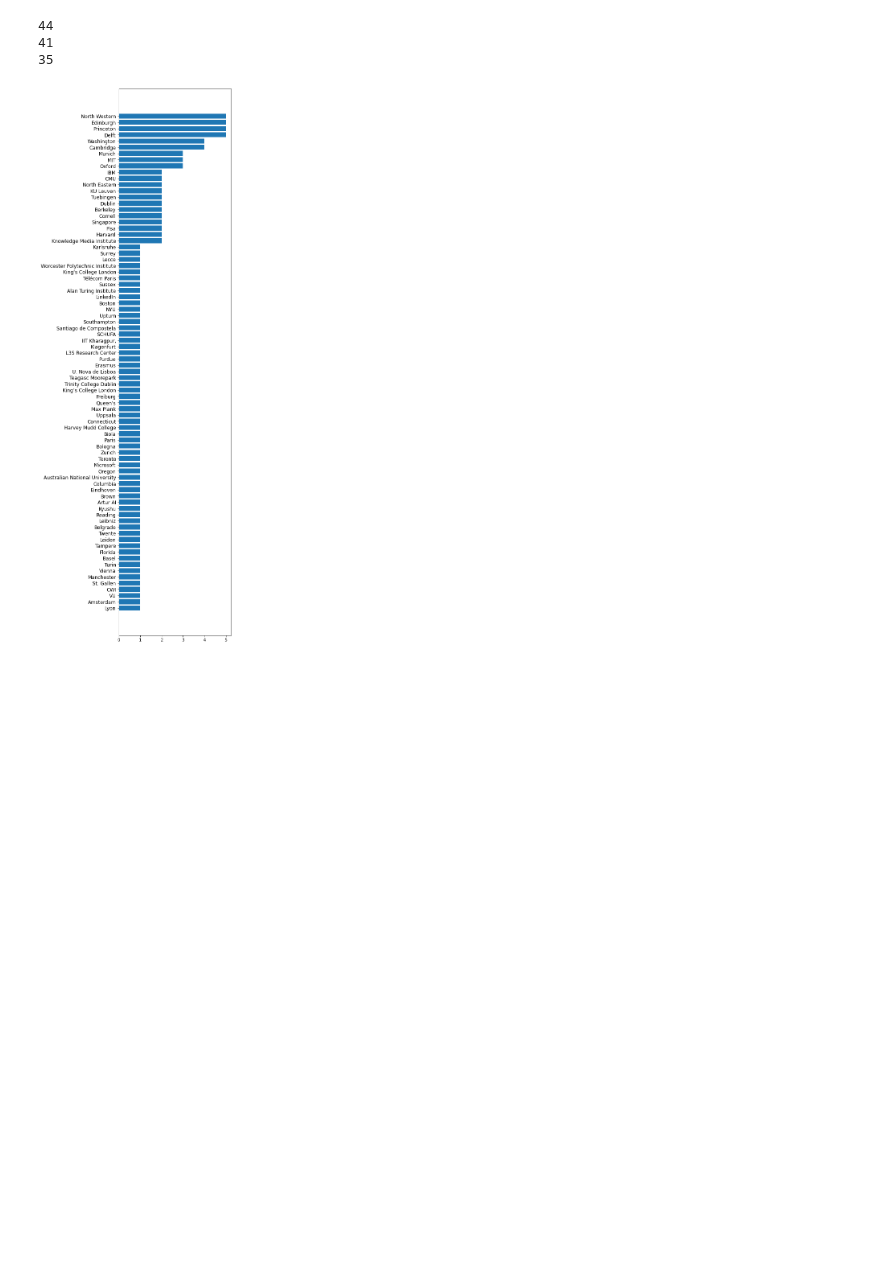
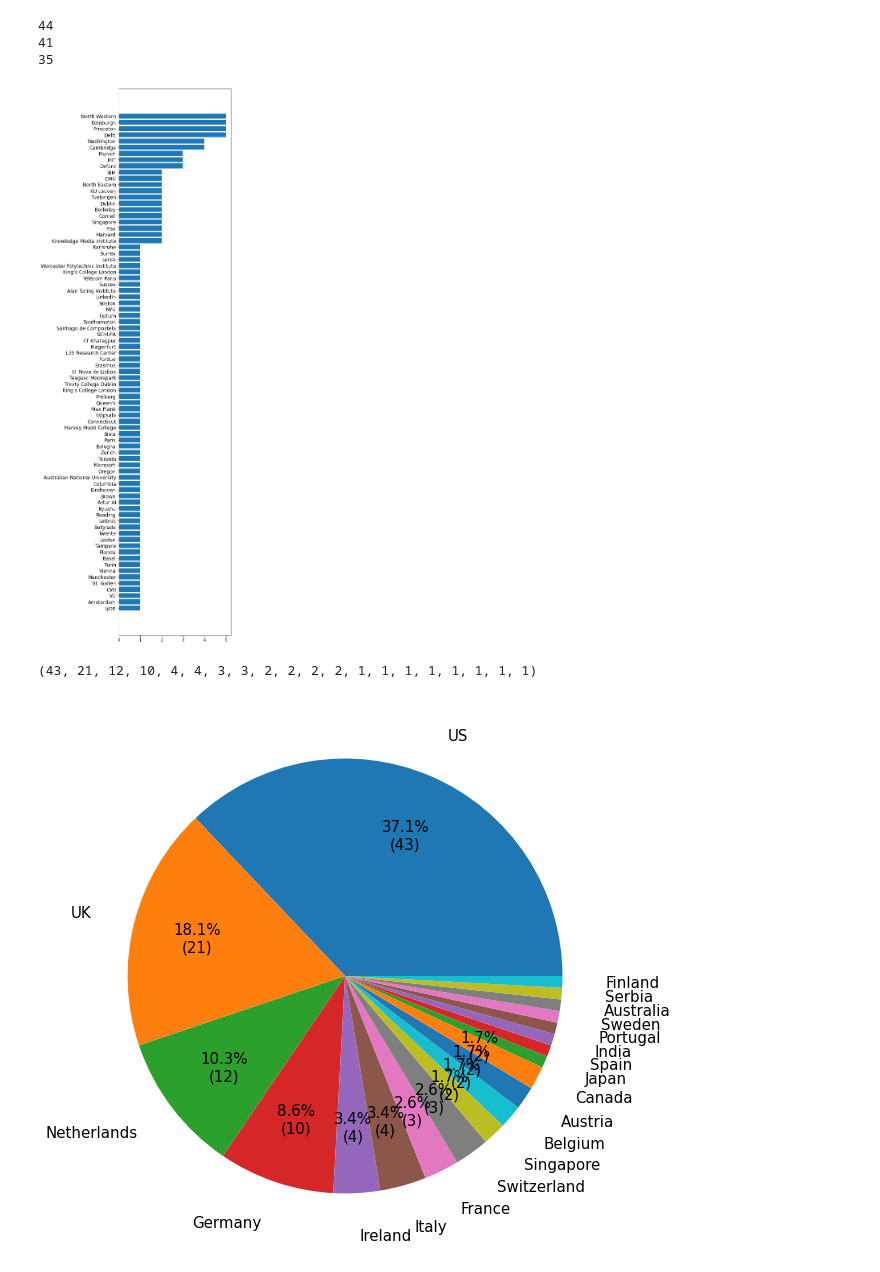
Before and after one commit to anitavero/aies2022, a Jupyter notebook: aies_stats.ipynb, the cells around one changed output. Drawn from its saved outputs; the diff is of its cells as text; code cells hidden in the pictures; blank space fills up the shorter version.

Commit message:
Country pie

```diff
--- a/aies_stats.ipynb
+++ b/aies_stats.ipynb
@@ -9,9 +11,9 @@ mon = pd.read_csv('AIES-2022-lightning-monday.csv')
 tues = pd.read_csv('AIES-2022-lightning-tuesday.csv')
 student = pd.read_csv('AIES-2022-student-lightning.csv')
 # %%
-mon_inst = list(filter(lambda x: type(x) != float, chain.from_iterable(mon.loc[:,mon.columns[2:]].values.tolist())))
-tues_inst = list(filter(lambda x: type(x) != float, chain.from_iterable(tues.loc[:,tues.columns[2:]].values.tolist())))
-student_inst = list(filter(lambda x: type(x) != float, chain.from_iterable(student.loc[:,student.columns[2:]].values.tolist())))
+mon_inst = list(filter(lambda x: type(x) != float, chain.from_iterable(mon.loc[:,mon.columns[1:]].values.tolist())))
+tues_inst = list(filter(lambda x: type(x) != float, chain.from_iterable(tues.loc[:,tues.columns[1:]].values.tolist())))
+student_inst = list(filter(lambda x: type(x) != float, chain.from_iterable(student.loc[:,student.columns[1:]].values.tolist())))
 # %%
 print(len(mon_inst))
 print(len(tues_inst))
@@ -28,4 +30,36 @@ plt.yticks(fontsize=12)
 plt.barh(orgs, cnts)
 plt.gca().invert_yaxis()
 # %% [output]
-[figure, old version]
+[figure, new version]
+# %%
+with open('org_country.json', 'r') as f:
+    org_countries = json.load(f)
+countries = {}
+for country, orgs in org_countries.items():
+    cnt = 0
+    for org in orgs:
+        cnt += all_lgn.count(org)
+    countries[country] = cnt
+# %%
+del(countries['Company'])
+countries_sorted, cnts_sorted = zip(*sorted(countries.items(), key=lambda item: item[1], reverse=True))
+# %%
+print(cnts_sorted)
+
+def my_autopct(pct, data):
+    absolute = int(np.round(pct/100.*np.sum(data)))
+    return "{:.1f}%\n({:d})".format(pct, absolute) if pct > 1 else ''
+
+plt.figure(figsize=(10, 10))
+plt.pie(cnts_sorted,
+        labels=countries_sorted,
+        autopct=lambda pct: my_autopct(pct, cnts_sorted),
+        textprops={'fontsize': 15},
+        pctdistance=0.7,
+        labeldistance=1.2
+)
+plt.text(5, 5, "{:.1f}%\n({:d})".format(0.9, 1), fontsize=12)
+plt.show()
+# %% [output]
+(43, 21, 12, 10, 4, 4, 3, 3, 2, 2, 2, 2, 1, 1, 1, 1, 1, 1, 1, 1)
+[figure, added]
```
Also changed, not shown: parts of 1 cell of this notebook, 2 other files.
